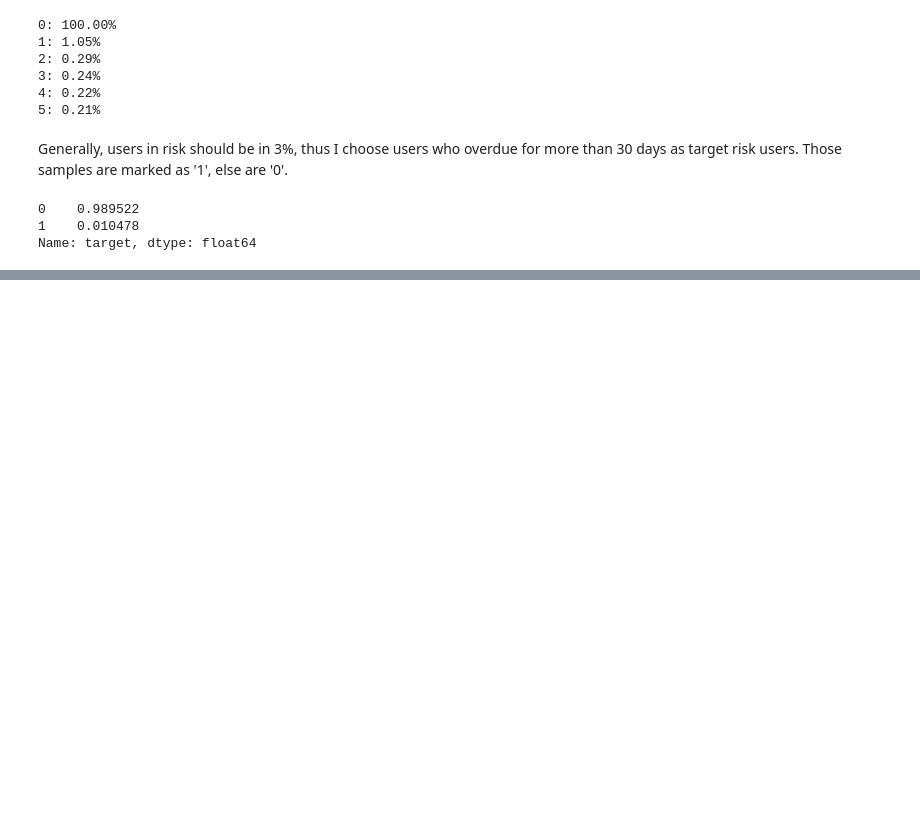
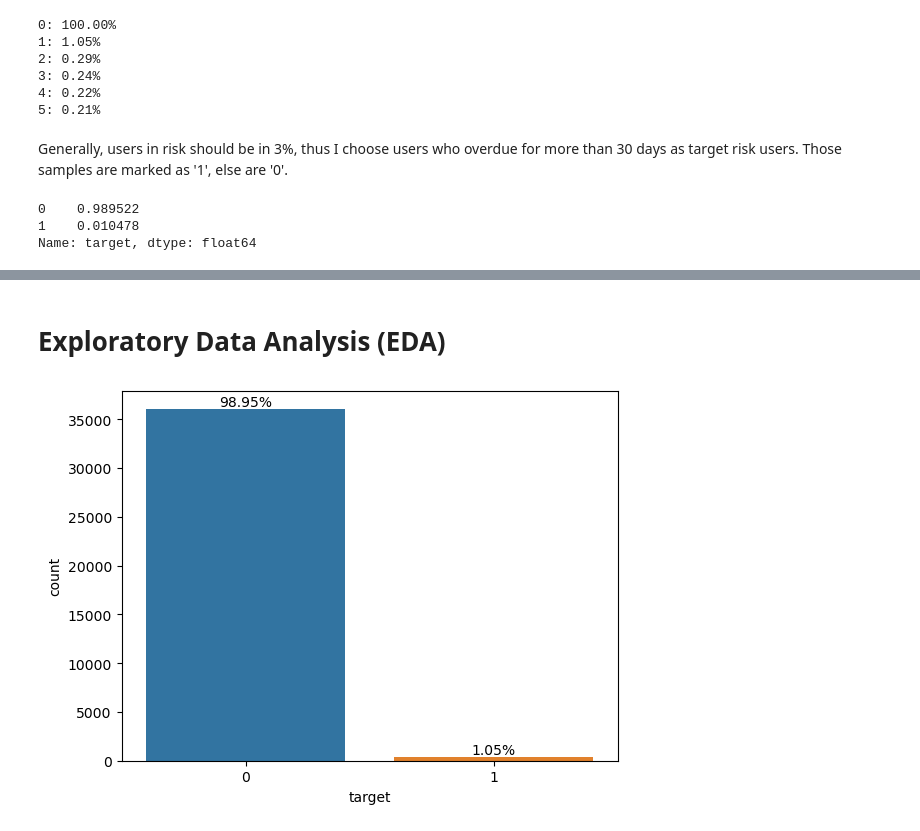
Before and after one commit to DBlassio/tangelo, a Jupyter notebook: notebooks/exploration.ipynb, the cells around one changed output, grey strips where cells are left out. Drawn from its saved outputs; the diff is of its cells as text; code cells hidden in the pictures; blank space fills up the shorter version.

```diff
--- a/notebooks/exploration.ipynb
+++ b/notebooks/exploration.ipynb
@@ -102,0 +105,3 @@ Name: target, dtype: float64
+# %%
+df = pd.merge(app_df,cred_df, on ="ID")
+df.head()
@@ -102,0 +115,12 @@ Name: target, dtype: float64
+# %% [markdown]
+# Exploratory Data Analysis (EDA)
+# %%
+# Target Ratio
+target_ratios = df['target'].value_counts(normalize=True)
+sns.countplot(x="target", data=df)
+for i, ratio in enumerate(target_ratios):
+    plt.text(i, df['target'].value_counts()[i], f'{ratio:.2%}', ha='center', va='bottom')
+
+plt.show()
+# %% [output]
+[figure, added]
```
Also changed, not shown: parts of 8 cells of this notebook.
